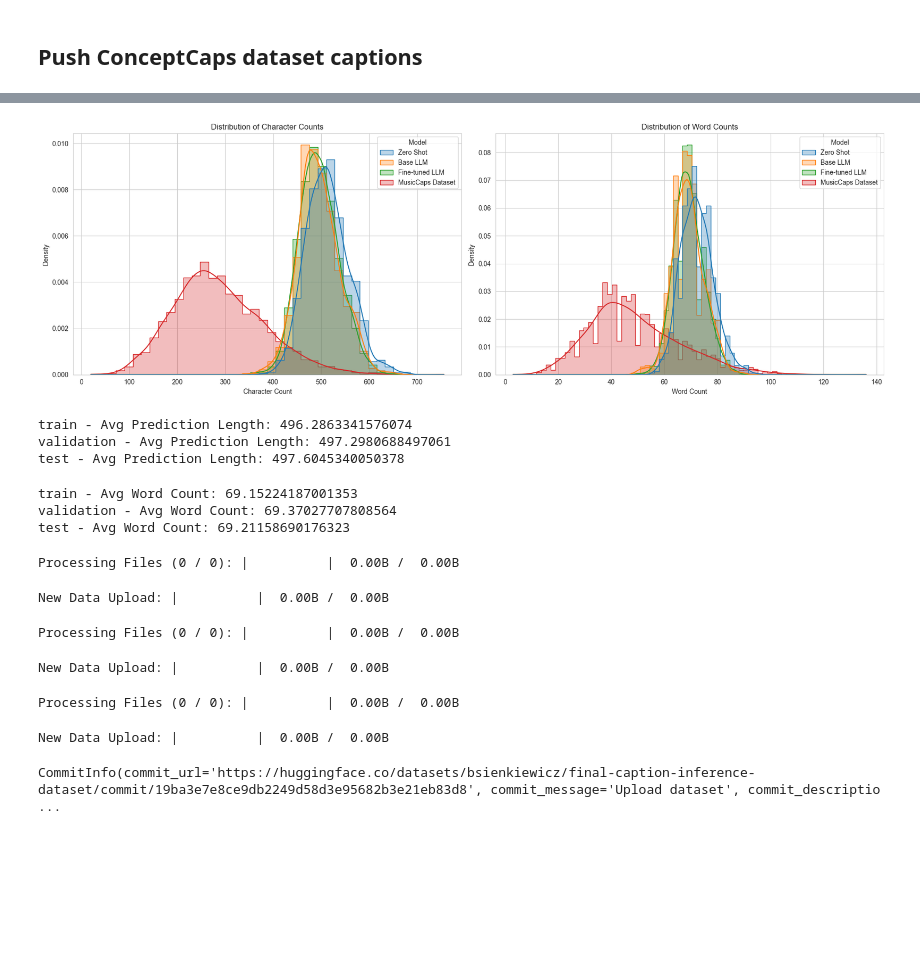
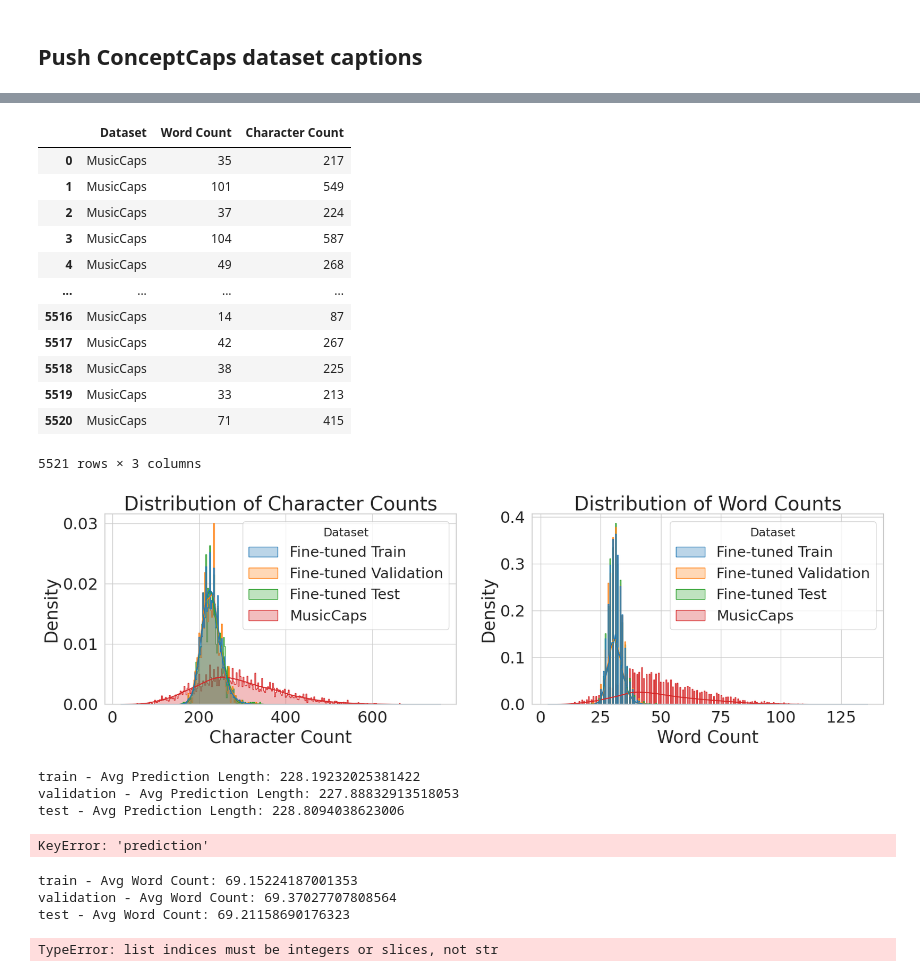
Before and after one commit to BrunoSienkiewicz/ConceptCaps, a Jupyter notebook: notebooks/4. Conditioned caption inference.ipynb, the cells around one changed output, grey strips where cells are left out. Cells and saved outputs as stored; diff of their text form; code cells hidden in the pictures; blank space fills up the shorter version.

```diff
--- a/notebooks/4. Conditioned caption inference.ipynb
+++ b/notebooks/4. Conditioned caption inference.ipynb
@@ -74,7 +79,7 @@ datasets = {}
 
 for split in splits:
     # Load predictions
-    pred_path = final_dir / f"ft_{split}.csv"
+    pred_path = final_dir / f"final_{split}.csv"
     df = pd.read_csv(pred_path)
     display(df.head())
     dataset = Dataset.from_pandas(df)
@@ -110,6 +115,7 @@ predictions['mc'] = mc_df
 # %%
 # Prepare data for comparison
 comparison_data = []
+datasets = ['train', 'validation', 'test', 'mc']
 split_to_name = {
     'train': 'Fine-tuned Train',
     'validation': 'Fine-tuned Validation',
@@ -117,8 +123,8 @@ split_to_name = {
     'mc': 'MusicCaps'
 }
 
-for split in splits:
-    df = predictions[split]
+for dataset in datasets:
+    df = predictions[dataset]
     col_name = 'prediction' if 'prediction' in df.columns else 'caption'
     df[col_name] = df[col_name].astype(str)
 
@@ -127,12 +133,13 @@ for split in splits:
 
     # Create temporary dataframe for plotting
     temp_df = pd.DataFrame({
-        'Dataset': split_to_name[split],
+        'Dataset': split_to_name[dataset],
         'Word Count': word_counts,
         'Character Count': char_counts
     })
     comparison_data.append(temp_df)
 
+display(temp_df)
 viz_df = pd.concat(comparison_data, ignore_index=True)
 fig, axes = plt.subplots(1, 2, figsize=(18, 6))
 
@@ -140,42 +147,56 @@ sns.histplot(
     data=viz_df,
     x='Character Count',
     hue='Dataset',
     kde=True,
     element='step',
     stat='density',
     common_norm=False,
     alpha=0.3,
     ax=axes[0]
 )
 axes[0].set_title('Distribution of Character Counts')
 axes[0].set_xlabel('Character Count')
 
 sns.histplot(
     data=viz_df,
     x='Word Count',
     hue='Dataset',
     kde=True,
     element='step',
     stat='density',
     common_norm=False,
     alpha=0.3,
     ax=axes[1]
 )
 axes[1].set_title('Distribution of Word Counts')
 axes[1].set_xlabel('Word Count')
 
 plt.tight_layout()
 plt.show()
 # %% [output]
+|  | Dataset | Word Count | Character Count |
+| 0 | MusicCaps | 35 | 217 |
+| 1 | MusicCaps | 101 | 549 |
+| 2 | MusicCaps | 37 | 224 |
+| 3 | MusicCaps | 104 | 587 |
+| 4 | MusicCaps | 49 | 268 |
+| ... | ... | ... | ... |
+| 5516 | MusicCaps | 14 | 87 |
+| 5517 | MusicCaps | 42 | 267 |
+| 5518 | MusicCaps | 38 | 225 |
+| 5519 | MusicCaps | 33 | 213 |
+| 5520 | MusicCaps | 71 | 415 |
+5521 rows × 3 columns
-[figure, old version]
+[figure, new version]
 # %%
 # Analyze final inference predictions
 for split, df in predictions.items():
     print(f"{split} - Avg Prediction Length: {df['prediction'].astype(str).apply(len).mean()}")
 # %% [output]
-train - Avg Prediction Length: 496.2863341576074
-validation - Avg Prediction Length: 497.2980688497061
-test - Avg Prediction Length: 497.6045340050378
+train - Avg Prediction Length: 228.19232025381422
+validation - Avg Prediction Length: 227.88832913518053
+test - Avg Prediction Length: 228.8094038623006
+KeyError: 'prediction'
 # %%
 # Analyze word amount in captions
 for split, df in predictions.items():
@@ -189,10 +210,4 @@ test - Avg Word Count: 69.21158690176323
 hf_dataset_dict = DatasetDict({ split: datasets[split] for split in splits })
 hf_dataset_dict.push_to_hub("bsienkiewicz/final-caption-inference-dataset")
 # %% [output]
-Processing Files (0 / 0): |          |  0.00B /  0.00B
+TypeError: list indices must be integers or slices, not str
-New Data Upload: |          |  0.00B /  0.00B
-Processing Files (0 / 0): |          |  0.00B /  0.00B
-New Data Upload: |          |  0.00B /  0.00B
-Processing Files (0 / 0): |          |  0.00B /  0.00B
-New Data Upload: |          |  0.00B /  0.00B
-CommitInfo(commit_url='https://huggingface.co/datasets/bsienkiewicz/final-caption-inference-dataset/commit/19ba3e7e8ce9db2249d58d3e95682b3e21eb83d8', commit_message='Upload dataset', commit_descriptio ...
```
Also changed, not shown: parts of 3 cells of this notebook, 7 other files.
